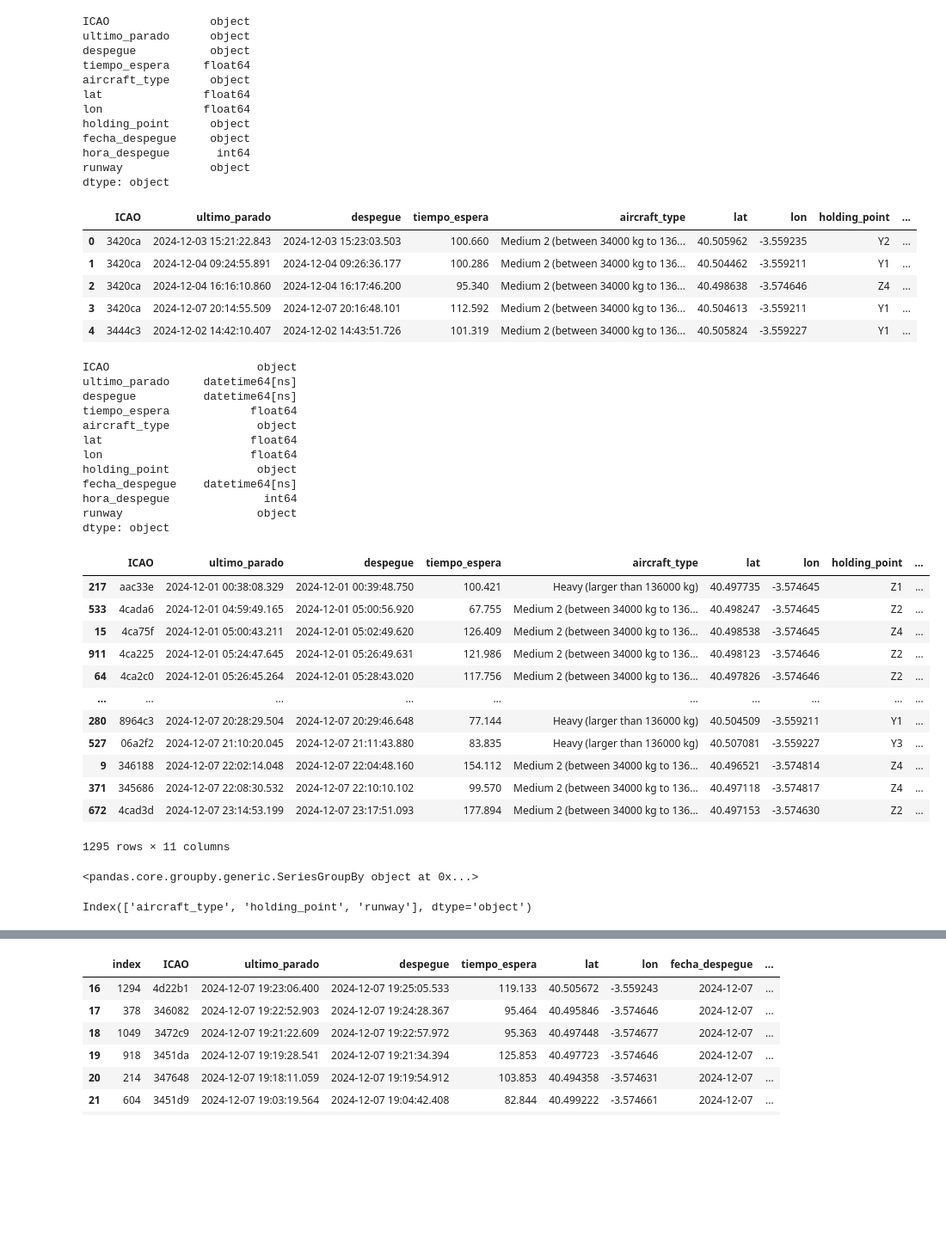
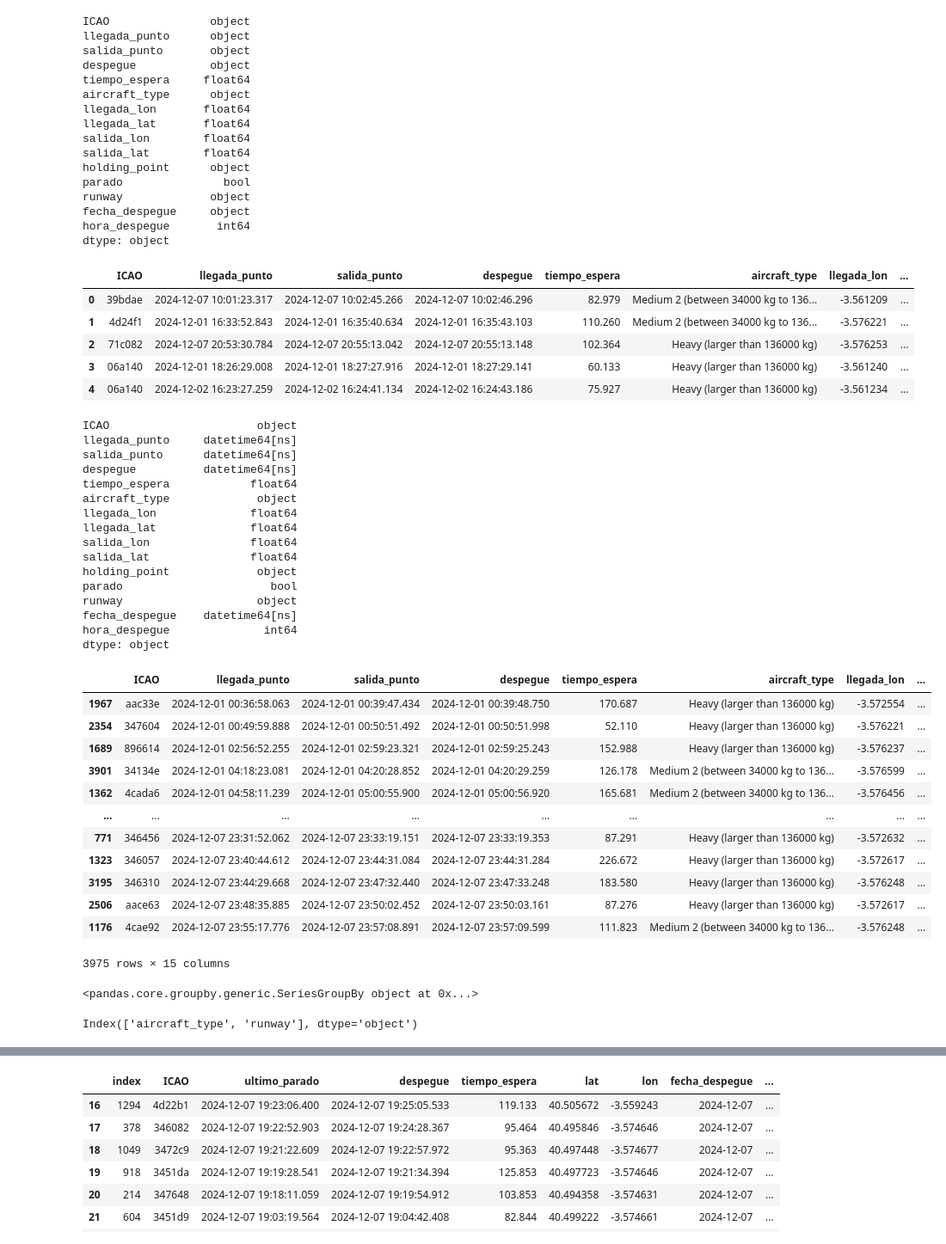
Before and after one commit to artemvarucm/PD2, a Jupyter notebook: src/modelado/preprocesamiento.ipynb, the cells around one changed output, grey strips where cells are left out. Shown: that part at 86% size. Saved outputs shown, nothing was run; the diff lists cells and outputs as text; code cells hidden in the pictures; blank space fills up the shorter version.

```diff
--- a/src/modelado/preprocesamiento.ipynb
+++ b/src/modelado/preprocesamiento.ipynb
@@ -2,6 +2,6 @@
 #import dask.dataframe as dd
 import pandas as pd
 from sklearn.preprocessing import StandardScaler,OneHotEncoder
-df = pd.read_csv("/Users/hamzatriki/3ºProyectoDeDatos2/PD2/data/ex1/eventos_espera_semana_nuevo.csv", delimiter=",")
+df = pd.read_csv("/Users/hamzatriki/3ºProyectoDeDatos2/PD2/data/ex1/eventos_espera_semana_hp.csv", delimiter=",")
 df
 # %% [output]
@@ -36,69 +43,77 @@ array(['Y2', 'Y1', 'Z4', 'Z2', 'Z3', 'Z1', 'KA6', 'LB', 'K2', 'LC', 'Z6',
 df.dtypes
 # %% [output]
 ICAO               object
-ultimo_parado      object
+llegada_punto      object
+salida_punto       object
 despegue           object
 tiempo_espera     float64
 aircraft_type      object
-lat               float64
-lon               float64
+llegada_lon       float64
+llegada_lat       float64
+salida_lon        float64
+salida_lat        float64
 holding_point      object
+parado               bool
+runway             object
 fecha_despegue     object
 hora_despegue       int64
-runway             object
 dtype: object
 # %%
 icaos = df[["ICAO","tiempo_espera"]]
 df.head()
 # %% [output]
-|  | ICAO | ultimo_parado | despegue | tiempo_espera | aircraft_type | lat | lon | holding_point | ... |
-| 0 | 3420ca | 2024-12-03 15:21:22.843 | 2024-12-03 15:23:03.503 | 100.660 | Medium 2 (between 34000 kg to 136... | 40.505962 | -3.559235 | Y2 | ... |
-| 1 | 3420ca | 2024-12-04 09:24:55.891 | 2024-12-04 09:26:36.177 | 100.286 | Medium 2 (between 34000 kg to 136... | 40.504462 | -3.559211 | Y1 | ... |
-| 2 | 3420ca | 2024-12-04 16:16:10.860 | 2024-12-04 16:17:46.200 | 95.340 | Medium 2 (between 34000 kg to 136... | 40.498638 | -3.574646 | Z4 | ... |
-| 3 | 3420ca | 2024-12-07 20:14:55.509 | 2024-12-07 20:16:48.101 | 112.592 | Medium 2 (between 34000 kg to 136... | 40.504613 | -3.559211 | Y1 | ... |
-| 4 | 3444c3 | 2024-12-02 14:42:10.407 | 2024-12-02 14:43:51.726 | 101.319 | Medium 2 (between 34000 kg to 136... | 40.505824 | -3.559227 | Y1 | ... |
+|  | ICAO | llegada_punto | salida_punto | despegue | tiempo_espera | aircraft_type | llegada_lon | ... |
+| 0 | 39bdae | 2024-12-07 10:01:23.317 | 2024-12-07 10:02:45.266 | 2024-12-07 10:02:46.296 | 82.979 | Medium 2 (between 34000 kg to 136... | -3.561209 | ... |
+| 1 | 4d24f1 | 2024-12-01 16:33:52.843 | 2024-12-01 16:35:40.634 | 2024-12-01 16:35:43.103 | 110.260 | Medium 2 (between 34000 kg to 136... | -3.576221 | ... |
+| 2 | 71c082 | 2024-12-07 20:53:30.784 | 2024-12-07 20:55:13.042 | 2024-12-07 20:55:13.148 | 102.364 | Heavy (larger than 136000 kg) | -3.576253 | ... |
+| 3 | 06a140 | 2024-12-01 18:26:29.008 | 2024-12-01 18:27:27.916 | 2024-12-01 18:27:29.141 | 60.133 | Heavy (larger than 136000 kg) | -3.561240 | ... |
+| 4 | 06a140 | 2024-12-02 16:23:27.259 | 2024-12-02 16:24:41.134 | 2024-12-02 16:24:43.186 | 75.927 | Heavy (larger than 136000 kg) | -3.561234 | ... |
 # %%
 ## Cargar bien los tiempos
-timestap_columns = ["ultimo_parado","despegue"]
+timestap_columns = ["llegada_punto","salida_punto","despegue"]
 for col in timestap_columns:
     df[col] = pd.to_datetime(df[col],format="%Y-%m-%d %H:%M:%S.%f")
 df["fecha_despegue"] = pd.to_datetime(df["fecha_despegue"],format="%Y-%m-%d")
 df.dtypes
 # %% [output]
 ICAO                      object
-ultimo_parado     datetime64[ns]
+llegada_punto     datetime64[ns]
+salida_punto      datetime64[ns]
 despegue          datetime64[ns]
 tiempo_espera            float64
 aircraft_type             object
-lat                      float64
-lon                      float64
+llegada_lon              float64
+llegada_lat              float64
+salida_lon               float64
+salida_lat               float64
 holding_point             object
+parado                      bool
+runway                    object
 fecha_despegue    datetime64[ns]
 hora_despegue              int64
-runway                    object
 dtype: object
 # %%
-df.sort_values("ultimo_parado")
+df.sort_values("despegue")
 # %% [output]
-|  | ICAO | ultimo_parado | despegue | tiempo_espera | aircraft_type | lat | lon | holding_point | ... |
-| 217 | aac33e | 2024-12-01 00:38:08.329 | 2024-12-01 00:39:48.750 | 100.421 | Heavy (larger than 136000 kg) | 40.497735 | -3.574645 | Z1 | ... |
-| 533 | 4cada6 | 2024-12-01 04:59:49.165 | 2024-12-01 05:00:56.920 | 67.755 | Medium 2 (between 34000 kg to 136... | 40.498247 | -3.574645 | Z2 | ... |
-| 15 | 4ca75f | 2024-12-01 05:00:43.211 | 2024-12-01 05:02:49.620 | 126.409 | Medium 2 (between 34000 kg to 136... | 40.498538 | -3.574645 | Z4 | ... |
-| 911 | 4ca225 | 2024-12-01 05:24:47.645 | 2024-12-01 05:26:49.631 | 121.986 | Medium 2 (between 34000 kg to 136... | 40.498123 | -3.574646 | Z2 | ... |
-| 64 | 4ca2c0 | 2024-12-01 05:26:45.264 | 2024-12-01 05:28:43.020 | 117.756 | Medium 2 (between 34000 kg to 136... | 40.497826 | -3.574646 | Z2 | ... |
-| ... | ... | ... | ... | ... | ... | ... | ... | ... | ... |
-| 280 | 8964c3 | 2024-12-07 20:28:29.504 | 2024-12-07 20:29:46.648 | 77.144 | Heavy (larger than 136000 kg) | 40.504509 | -3.559211 | Y1 | ... |
-| 527 | 06a2f2 | 2024-12-07 21:10:20.045 | 2024-12-07 21:11:43.880 | 83.835 | Heavy (larger than 136000 kg) | 40.507081 | -3.559227 | Y3 | ... |
-| 9 | 346188 | 2024-12-07 22:02:14.048 | 2024-12-07 22:04:48.160 | 154.112 | Medium 2 (between 34000 kg to 136... | 40.496521 | -3.574814 | Z4 | ... |
-| 371 | 345686 | 2024-12-07 22:08:30.532 | 2024-12-07 22:10:10.102 | 99.570 | Medium 2 (between 34000 kg to 136... | 40.497118 | -3.574817 | Z4 | ... |
-| 672 | 4cad3d | 2024-12-07 23:14:53.199 | 2024-12-07 23:17:51.093 | 177.894 | Medium 2 (between 34000 kg to 136... | 40.497153 | -3.574630 | Z2 | ... |
+|  | ICAO | llegada_punto | salida_punto | despegue | tiempo_espera | aircraft_type | llegada_lon | ... |
+| 1967 | aac33e | 2024-12-01 00:36:58.063 | 2024-12-01 00:39:47.434 | 2024-12-01 00:39:48.750 | 170.687 | Heavy (larger than 136000 kg) | -3.572554 | ... |
+| 2354 | 347604 | 2024-12-01 00:49:59.888 | 2024-12-01 00:50:51.492 | 2024-12-01 00:50:51.998 | 52.110 | Heavy (larger than 136000 kg) | -3.576221 | ... |
+| 1689 | 896614 | 2024-12-01 02:56:52.255 | 2024-12-01 02:59:23.321 | 2024-12-01 02:59:25.243 | 152.988 | Heavy (larger than 136000 kg) | -3.576237 | ... |
+| 3901 | 34134e | 2024-12-01 04:18:23.081 | 2024-12-01 04:20:28.852 | 2024-12-01 04:20:29.259 | 126.178 | Medium 2 (between 34000 kg to 136... | -3.576599 | ... |
+| 1362 | 4cada6 | 2024-12-01 04:58:11.239 | 2024-12-01 05:00:55.900 | 2024-12-01 05:00:56.920 | 165.681 | Medium 2 (between 34000 kg to 136... | -3.576456 | ... |
+| ... | ... | ... | ... | ... | ... | ... | ... | ... |
+| 771 | 346456 | 2024-12-07 23:31:52.062 | 2024-12-07 23:33:19.151 | 2024-12-07 23:33:19.353 | 87.291 | Heavy (larger than 136000 kg) | -3.572632 | ... |
+| 1323 | 346057 | 2024-12-07 23:40:44.612 | 2024-12-07 23:44:31.084 | 2024-12-07 23:44:31.284 | 226.672 | Heavy (larger than 136000 kg) | -3.572617 | ... |
+| 3195 | 346310 | 2024-12-07 23:44:29.668 | 2024-12-07 23:47:32.440 | 2024-12-07 23:47:33.248 | 183.580 | Heavy (larger than 136000 kg) | -3.576248 | ... |
+| 2506 | aace63 | 2024-12-07 23:48:35.885 | 2024-12-07 23:50:02.452 | 2024-12-07 23:50:03.161 | 87.276 | Heavy (larger than 136000 kg) | -3.572617 | ... |
+| 1176 | 4cae92 | 2024-12-07 23:55:17.776 | 2024-12-07 23:57:08.891 | 2024-12-07 23:57:09.599 | 111.823 | Medium 2 (between 34000 kg to 136... | -3.576248 | ... |
-1295 rows × 11 columns
+3975 rows × 15 columns
 # %%
 df.groupby("fecha_despegue")["ICAO"]
 # %% [output]
 <pandas.core.groupby.generic.SeriesGroupBy object at 0x...>
 # %%
 categorical_columns = df.select_dtypes("object")
-categorical_columns.columns.drop("ICAO")
+categorical_columns.columns.drop(["ICAO","holding_point"])
 # %% [output]
-Index(['aircraft_type', 'holding_point', 'runway'], dtype='object')
+Index(['aircraft_type', 'runway'], dtype='object')
```
Also changed, not shown: parts of 42 cells of this notebook.
